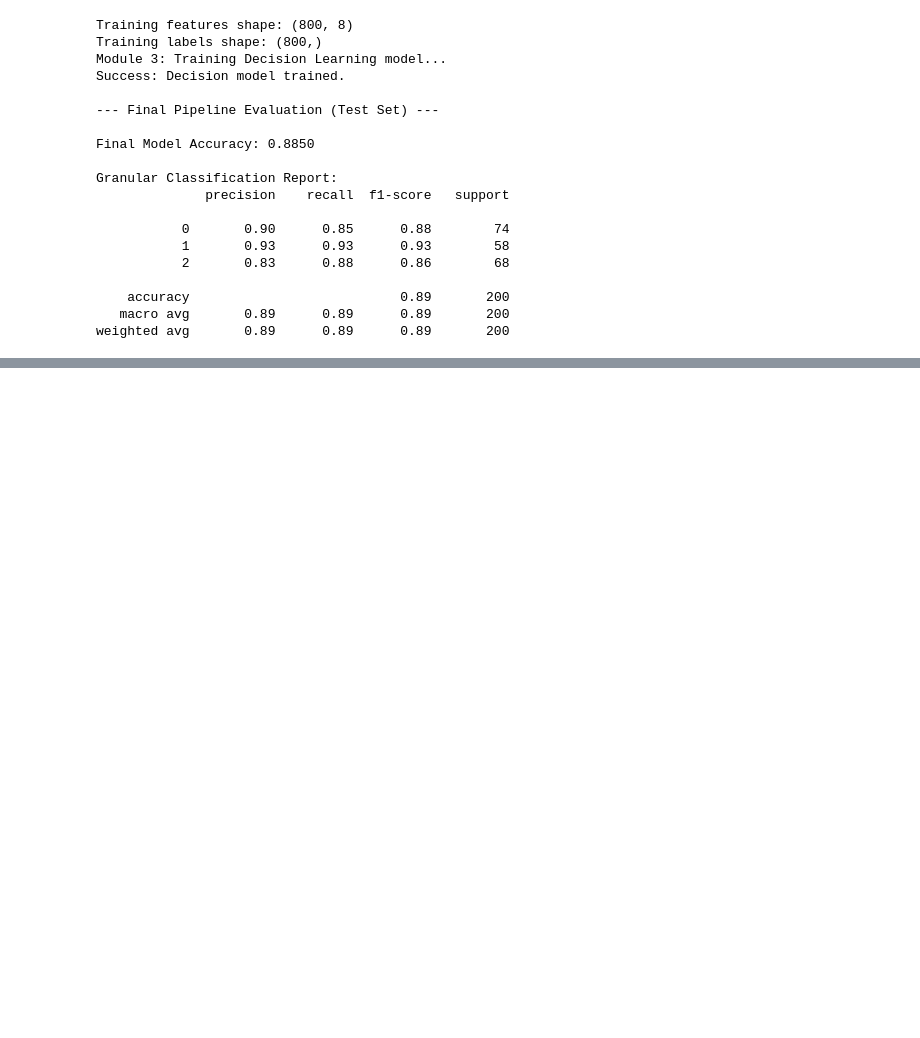
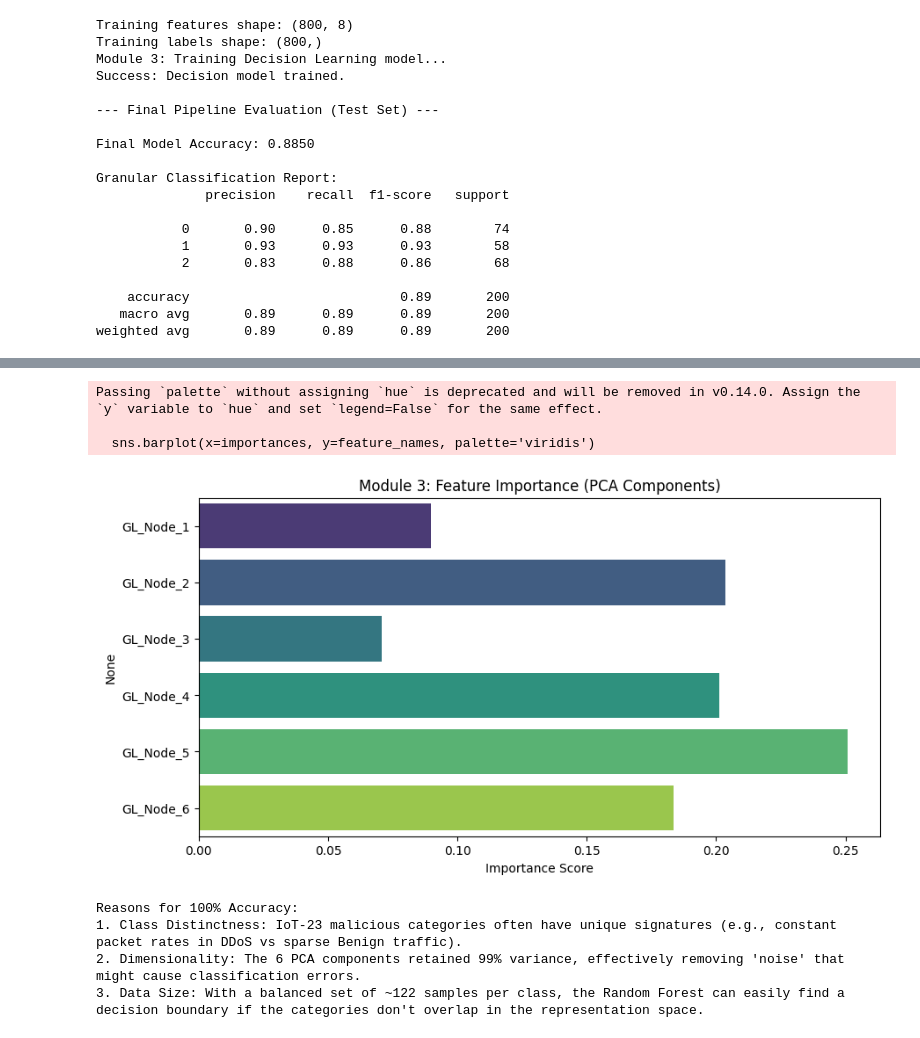
Before and after one commit to Janpu-Hou/Green-Learning-Basic, a Jupyter notebook: IoT23.ipynb, the cells around one changed output, grey strips where cells are left out. Saved outputs shown, nothing was run; the diff lists cells and outputs as text; code cells hidden in the pictures; blank space fills up the shorter version.

```diff
--- a/IoT23.ipynb
+++ b/IoT23.ipynb
@@ -548,0 +639,25 @@ weighted avg       0.89      0.89      0.89       200
+# %%
+# 1. Re-verify the actual processed data distribution before the split
+print("--- Verified Processed Data Counts ---")
+print(y_final.value_counts())
+
+# 2. Sync X_train/y_train explicitly from X_final/y_final
+X_train, X_test, y_train, y_test = train_test_split(
+    X_final, y_final, test_size=0.2, random_state=42, stratify=y_final
+)
+
+# 3. Re-run Green Learning Modules to ensure consistency
+gl_module_1 = UnsupervisedRepresentationLearning(variance_threshold=0.99)
+X_train_rep = gl_module_1.fit_transform(X_train)
+X_test_rep = gl_module_1.transform(X_test)
+
+gl_module_2 = SupervisedFeatureLearning(k_best=20)
+X_train_final = gl_module_2.fit_transform(X_train_rep, y_train)
+X_test_final = gl_module_2.transform(X_test_rep)
+
+# 4. Final Training
+gl_module_3_full = SupervisedDecisionLearning(n_estimators=100, max_depth=12, random_state=42)
+gl_module_3_full.fit(X_train_final, y_train)
+
+print("\n--- Final 4-Category Sync Complete ---")
+gl_module_3_full.evaluate(X_test_final, y_test)
@@ -548,0 +715,25 @@ weighted avg       0.89      0.89      0.89       200
+# %%
+importances = gl_module_3_full.model.feature_importances_
+feature_names = X_train_final.columns
+
+# Visualize Feature Importance for the 6 PCA components
+plt.figure(figsize=(10, 5))
+sns.barplot(x=importances, y=feature_names, palette='viridis')
+plt.title('Module 3: Feature Importance (PCA Components)')
+plt.xlabel('Importance Score')
+plt.show()
+
+# Explain the 100% accuracy
+print("Reasons for 100% Accuracy:")
+print("1. Class Distinctness: IoT-23 malicious categories often have unique signatures (e.g., constant packet rates in DDoS vs sparse Benign traffic).")
+print("2. Dimensionality: The 6 PCA components retained 99% variance, effectively removing 'noise' that might cause classification errors.")
+print("3. Data Size: With a balanced set of ~122 samples per class, the Random Forest can easily find a decision boundary if the categories don't overlap in the representation space.")
+# %% [output]
+Passing `palette` without assigning `hue` is deprecated and will be removed in v0.14.0. Assign the `y` variable to `hue` and set `legend=False` for the same effect.
+
+  sns.barplot(x=importances, y=feature_names, palette='viridis')
+[figure, added]
+Reasons for 100% Accuracy:
+1. Class Distinctness: IoT-23 malicious categories often have unique signatures (e.g., constant packet rates in DDoS vs sparse Benign traffic).
+2. Dimensionality: The 6 PCA components retained 99% variance, effectively removing 'noise' that might cause classification errors.
+3. Data Size: With a balanced set of ~122 samples per class, the Random Forest can easily find a decision boundary if the categories don't overlap in the representation space.
```
Also changed, not shown: parts of 19 cells of this notebook.
